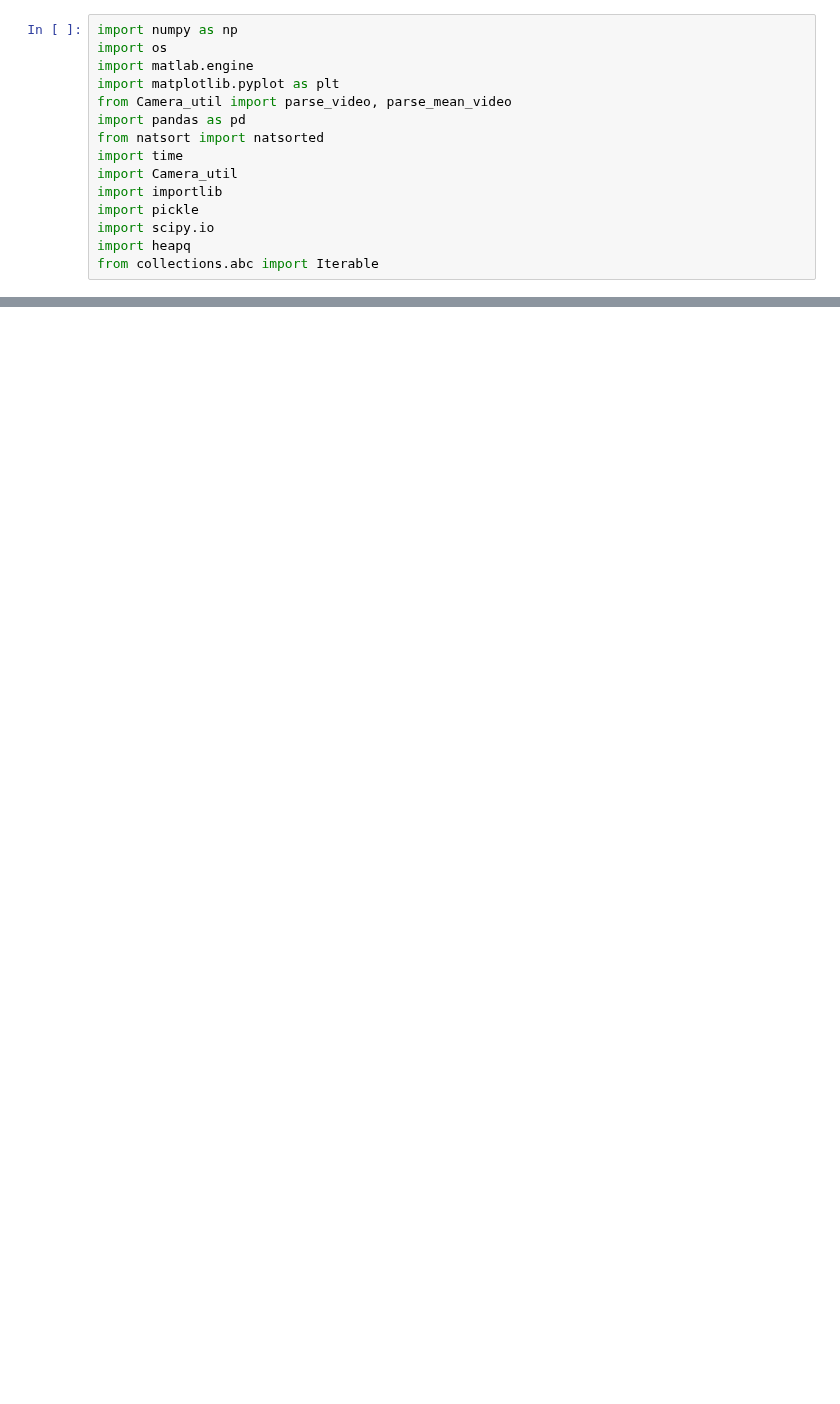
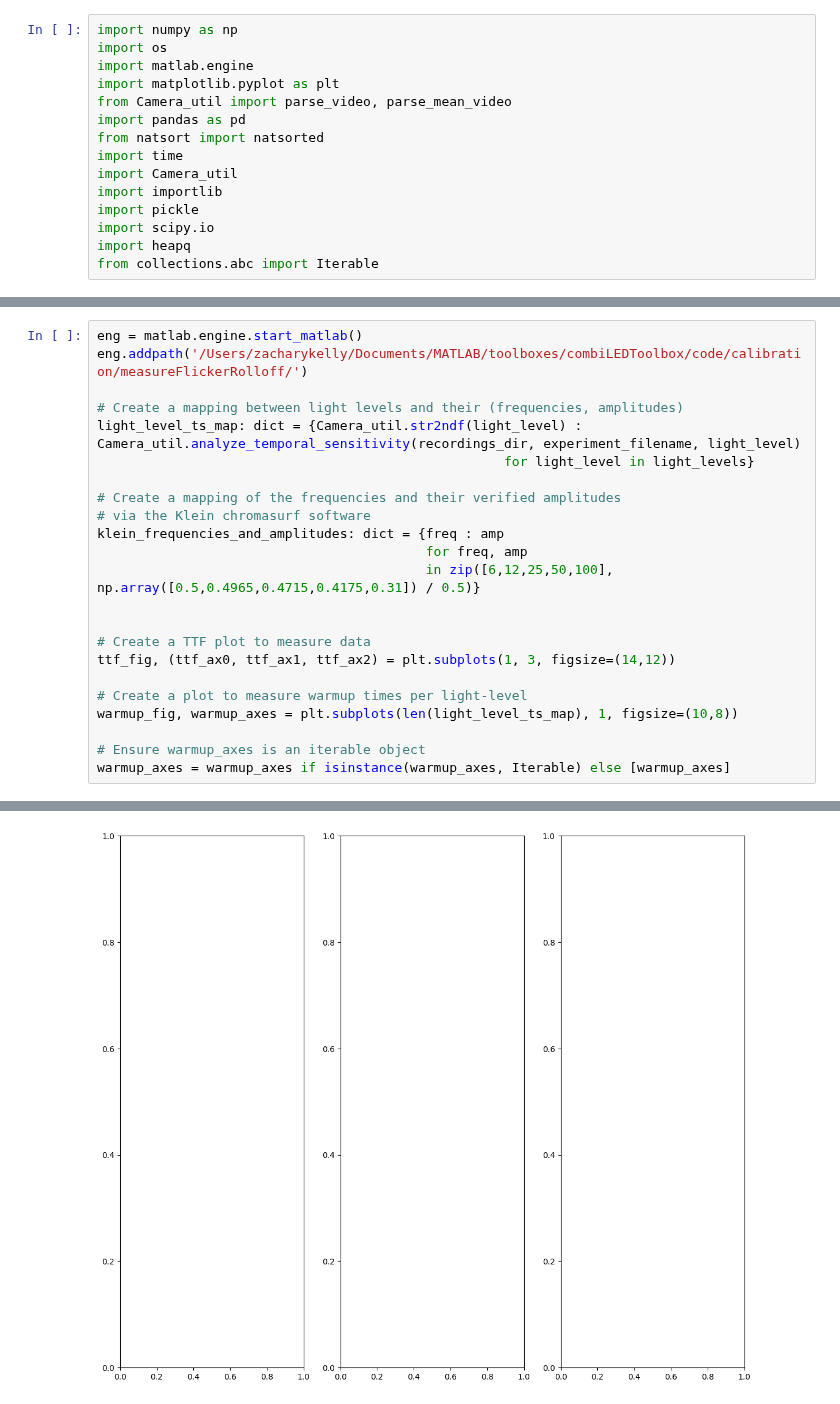
Before and after one commit to gkaguirrelab/combiExperiments, a Jupyter notebook: code/lightLogger/camera/playground.ipynb, the cells around one changed output, grey strips where cells are left out. Drawn from its saved outputs; the diff is of its cells as text; blank space fills up the shorter version.

```diff
--- a/code/lightLogger/camera/playground.ipynb
+++ b/code/lightLogger/camera/playground.ipynb
@@ -39,0 +43,24 @@ Amplitude: 0.40245628151392
+# %%
+eng = matlab.engine.start_matlab()
+eng.addpath('/Users/zacharykelly/Documents/MATLAB/toolboxes/combiLEDToolbox/code/calibration/measureFlickerRolloff/')
+
+# Create a mapping between light levels and their (frequencies, amplitudes)
+light_level_ts_map: dict = {Camera_util.str2ndf(light_level) : Camera_util.analyze_temporal_sensitivity(recordings_dir, experiment_filename, light_level)
+                                                    for light_level in light_levels}
+
+# Create a mapping of the frequencies and their verified amplitudes
+# via the Klein chromasurf software
+klein_frequencies_and_amplitudes: dict = {freq : amp
+                                          for freq, amp
+                                          in zip([6,12,25,50,100], np.array([0.5,0.4965,0.4715,0.4175,0.31]) / 0.5)}
+
+
+# Create a TTF plot to measure data
+ttf_fig, (ttf_ax0, ttf_ax1, ttf_ax2) = plt.subplots(1, 3, figsize=(14,12))
+
+# Create a plot to measure warmup times per light-level
+warmup_fig, warmup_axes = plt.subplots(len(light_level_ts_map), 1, figsize=(10,8))
+
+# Ensure warmup_axes is an iterable object
+warmup_axes = warmup_axes if isinstance(warmup_axes, Iterable) else [warmup_axes]
+# %% [output]
@@ -39,0 +84 @@ Amplitude: 0.40245628151392
+[figure, added]
```
Also changed, not shown: parts of 4 cells of this notebook, 2 other files.
